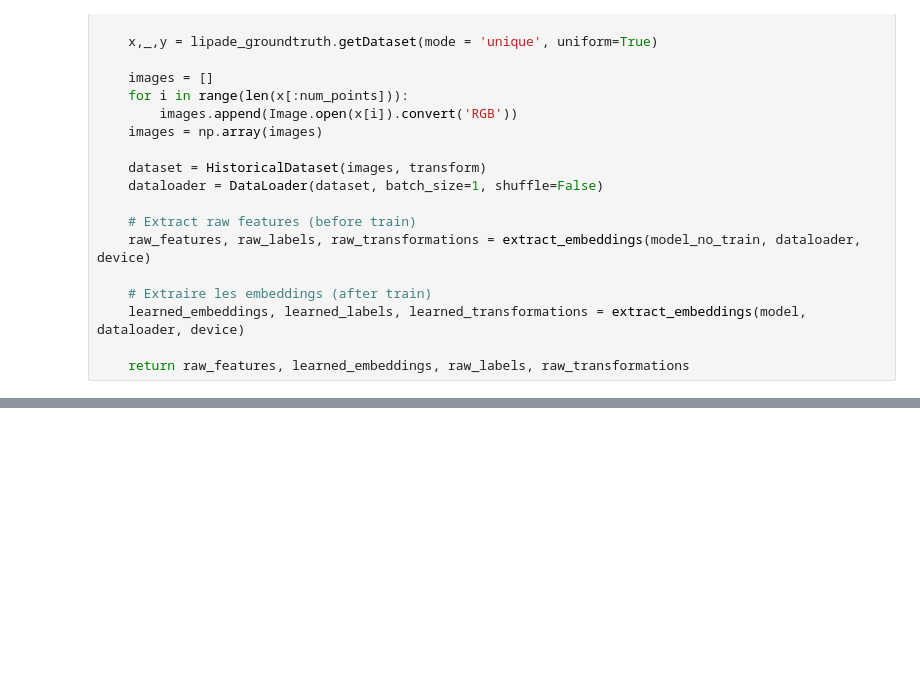
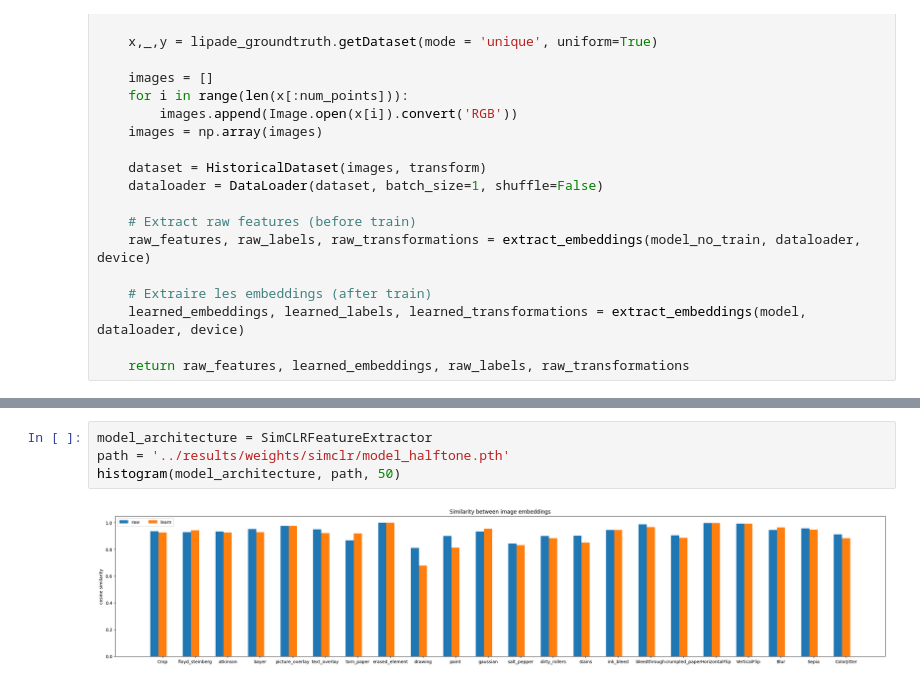
Before and after one commit to Raphael-Renard/HighVision, a Jupyter notebook: representation/image/methods/simclr.ipynb, the cells around one changed output, grey strips where cells are left out. Saved outputs shown, nothing was run; the diff lists cells and outputs as text; blank space fills up the shorter version.

```diff
--- a/representation/image/methods/simclr.ipynb
+++ b/representation/image/methods/simclr.ipynb
@@ -791,0 +953,6 @@ visualize_combined(raw_features, learned_embeddings, transformations*2, labels).
+# %%
+model_architecture = SimCLRFeatureExtractor
+path = '../results/weights/simclr/model_halftone.pth'
+histogram(model_architecture, path, 50)
+# %% [output]
+[figure, added]
```
Also changed, not shown: parts of 23 cells of this notebook, 6 other files.
